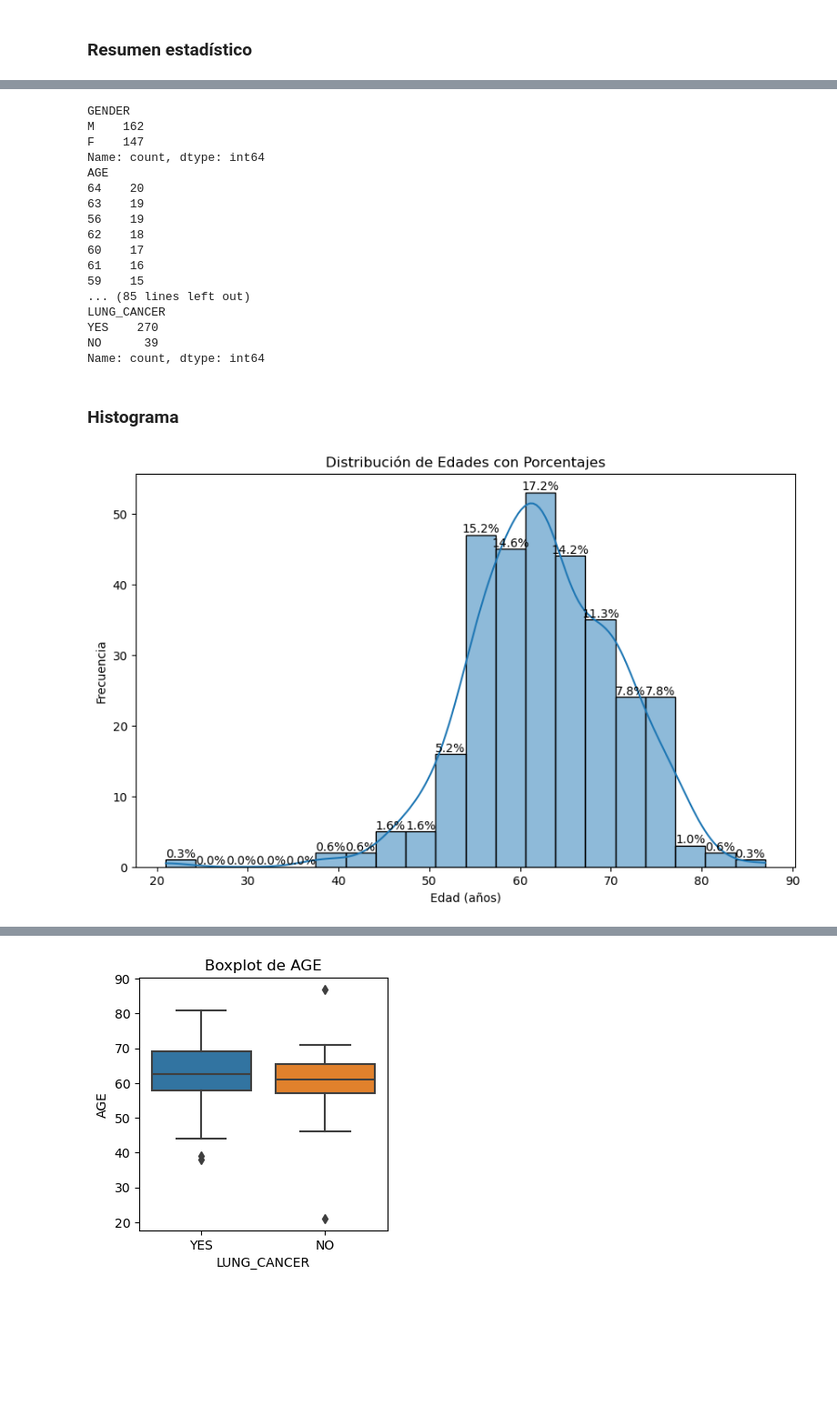
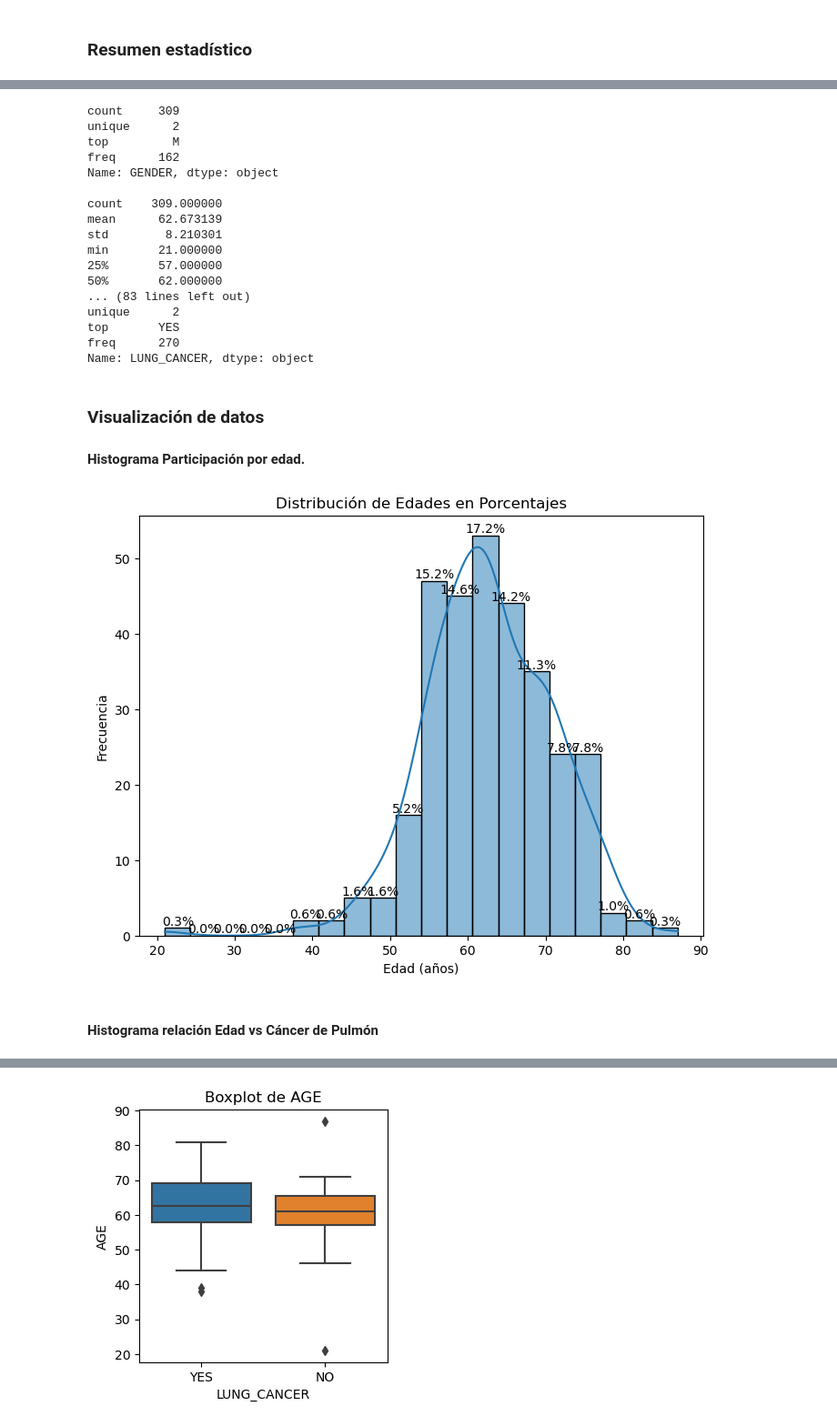
Before and after one commit to Sebastian-Cely/Lung-cancer-prediction, a Jupyter notebook: data_exploration.ipynb, the cells around one changed output, grey strips where cells are left out. Shown at 91% size. Saved outputs shown, nothing was run; the diff lists cells and outputs as text; code cells hidden in the pictures; blank space fills up the shorter version.

Commit message:
Organización del notebook con exploración de datos.

```diff
--- a/data_exploration.ipynb
+++ b/data_exploration.ipynb
@@ -4,19 +4,17 @@
 # importación de datos y librerías
 import numpy as np
 import pandas as pd
+import matplotlib.pyplot as plt
 import seaborn as sns
-import matplotlib.pyplot as plt
 
-# Ruta del dataset
-path = "survey lung cancer.csv"
+path = "survey lung cancer.csv" # Ruta del dataset
 
-# Importación de datos
-archivo = pd.read_csv(path)
-df = pd.DataFrame(archivo)
+archivo = pd.read_csv(path) # Importación de datos de la ruta
+df = pd.DataFrame(archivo) # Convertir los datos a un pandas DataFrame
 
-df.loc[:, 'SMOKING':'CHEST PAIN'] = df.loc[:, 'SMOKING':'CHEST PAIN'].replace({1: 'NO', 2: 'YES'})
+# Transformación de datos binarios numéricos a etiquetas para exploración inicial
+df.loc[:, 'SMOKING':'CHEST PAIN'] = df.loc[:, 'SMOKING':'CHEST PAIN'].replace({1: False, 2: True})
 
-# Resumen de las primeras filas de los datos
-df.head()
+df.head() # Resumen de las primeras filas del dataset.
 # %% [output]
 |  | GENDER | AGE | SMOKING | YELLOW_FINGERS | ANXIETY | PEER_PRESSURE | CHRONIC DISEASE | FATIGUE | ALLERGY | ... |
@@ -68,43 +53,47 @@ df.describe()
 # %%
-# Valores únicos
+# Resumen estadístico por características
 for col in df:
-    print(df[col].value_counts())
+    print(f"{df[col].describe()}\n")
 # %% [output]
-GENDER
-M    162
-F    147
-Name: count, dtype: int64
-AGE
-64    20
-63    19
-56    19
-62    18
-60    17
-61    16
-59    15
-... (85 lines left out)
-LUNG_CANCER
-YES    270
-NO      39
-Name: count, dtype: int64
+count     309
+unique      2
+top         M
+freq      162
+Name: GENDER, dtype: object
+
+count    309.000000
+mean      62.673139
+std        8.210301
+min       21.000000
+25%       57.000000
+50%       62.000000
+... (83 lines left out)
+unique      2
+top       YES
+freq      270
+Name: LUNG_CANCER, dtype: object
-# %% [markdown]
-### Histograma
+# %% [markdown]
+### Visualización de datos
+
+#### Histograma Participación por edad.
 # %%
 # Distribución de las edades de los participantes
-plt.figure(figsize=(10, 6))
+plt.figure(figsize=(8, 6))
 ax = sns.histplot(df['AGE'], bins=20, kde=True)
 
 # Agregar etiquetas de porcentajes
 total = len(df['AGE'])
 for p in ax.patches:
-    percentAGE = '{:.1f}%'.format(100 * p.get_height()/total)
+    percentAGE = f'{(100 * p.get_height()/total):.1f}%'
     x = p.get_x() + p.get_width() / 2
     y = p.get_height()
     ax.annotate(percentAGE, (x, y), ha='center', va='bottom')
 
-plt.title('Distribución de Edades con Porcentajes')
+plt.title('Distribución de Edades en Porcentajes')
 plt.xlabel('Edad (años)')
 plt.ylabel('Frecuencia')
 plt.show()
 # %% [output]
-[figure, old version]
+[figure, new version]
+# %% [markdown]
+#### Histograma relación Edad vs Cáncer de Pulmón
```
Also changed, not shown: parts of 25 cells of this notebook, 1 other file.
